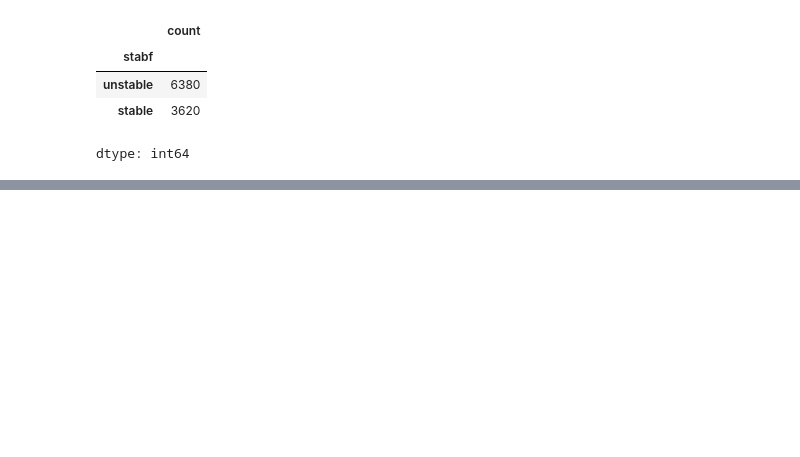
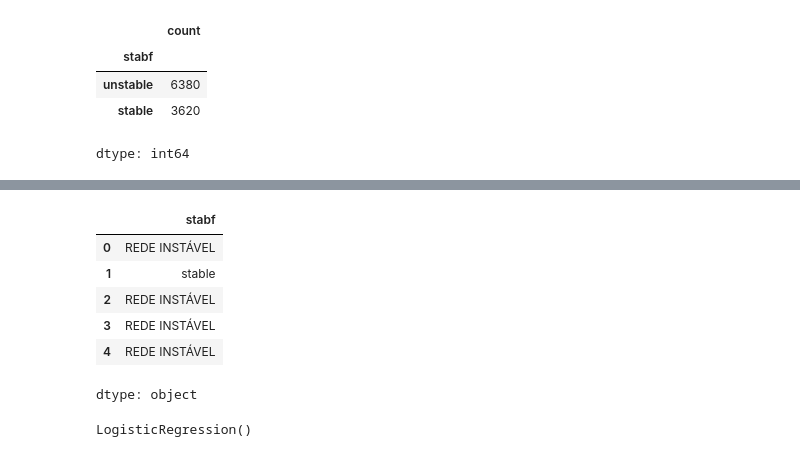
Before and after one commit to rhuanpcarreri-cmyk/GS-Solucoes-em-Energias-Renovaveis-e-Sustentaveis, a Jupyter notebook: Untitled2.ipynb, the cells around one changed output, grey strips where cells are left out. Drawn from its saved outputs; the diff is of its cells as text; code cells hidden in the pictures; blank space fills up the shorter version.

```diff
--- a/Untitled2.ipynb
+++ b/Untitled2.ipynb
@@ -23,0 +80,4 @@ dtype: int64
+# %%
+# Renomeando os labels
+dados['stabf'] = dados['stabf'].replace ({'stabf': 'REDE ESTÁVEL', 'unstable': 'REDE INSTÁVEL'})
+dados.head
@@ -23,0 +126,11 @@ dtype: int64
+# %%
+Y = dados['stabf']
+Y.head()
+# %% [output]
+|  | stabf |
+| 0 | REDE INSTÁVEL |
+| 1 | stable |
+| 2 | REDE INSTÁVEL |
+| 3 | REDE INSTÁVEL |
+| 4 | REDE INSTÁVEL |
+dtype: object
@@ -23,0 +142,5 @@ dtype: int64
+# %%
+# Treinamento
+modelo.fit(X_train, y_train)
+# %% [output]
+LogisticRegression()
```
Also changed, not shown: parts of 15 cells of this notebook.
